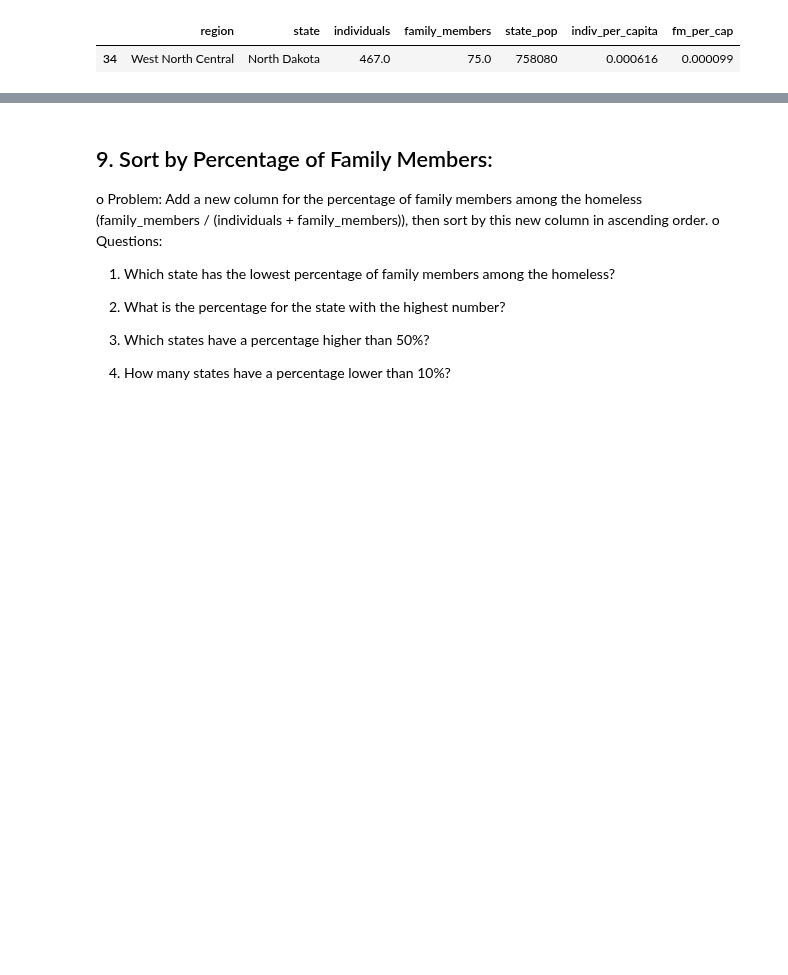
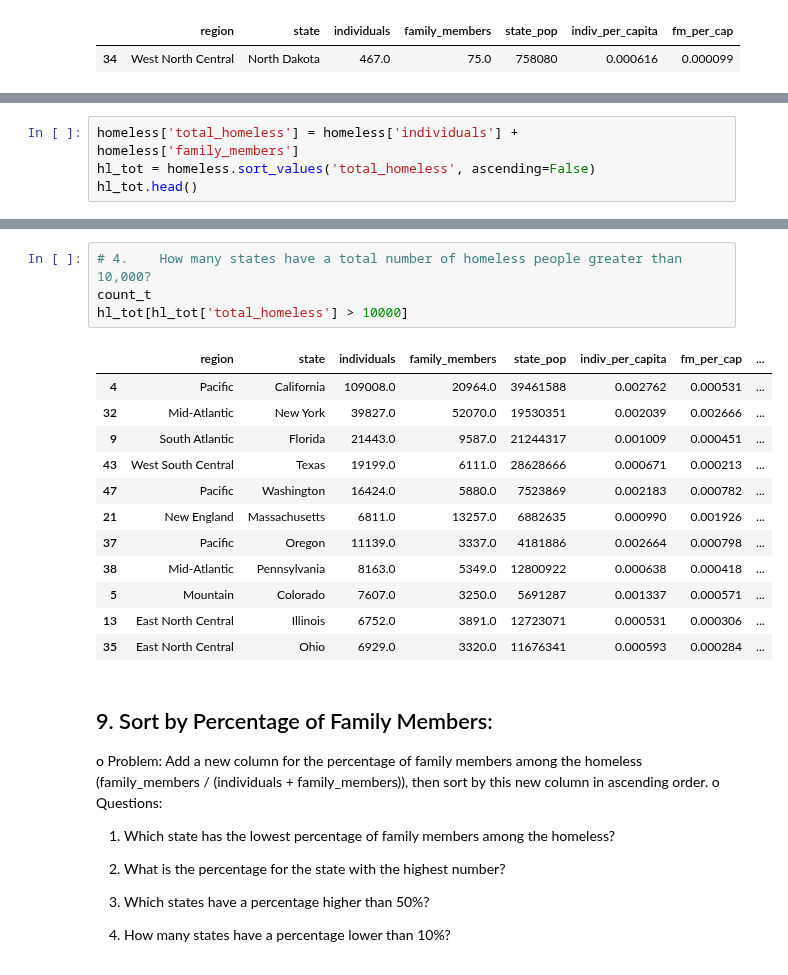
Before and after one commit to S827/python-programs, a Jupyter notebook: EDAPractice/DMWithPandas/CH1_TransformingDataframes/Homelessness_Exercise.ipynb, the cells around one changed output, grey strips where cells are left out. Drawn from its saved outputs; the diff is of its cells as text; blank space fills up the shorter version.

```diff
--- a/EDAPractice/DMWithPandas/CH1_TransformingDataframes/Homelessness_Exercise.ipynb
+++ b/EDAPractice/DMWithPandas/CH1_TransformingDataframes/Homelessness_Exercise.ipynb
@@ -534,3 +535,7 @@ o	Questions:
 3.	Which state has the lowest total number of homeless people?
 
 4.	How many states have a total number of homeless people greater than 10,000?
+# %%
+homeless['total_homeless'] = homeless['individuals'] + homeless['family_members']
+hl_tot = homeless.sort_values('total_homeless', ascending=False)
+hl_tot.head()
@@ -537,3 +570,20 @@ o	Questions:
+# %%
+# 4.	How many states have a total number of homeless people greater than 10,000?
+count_t
+hl_tot[hl_tot['total_homeless'] > 10000]
+# %% [output]
+|  | region | state | individuals | family_members | state_pop | indiv_per_capita | fm_per_cap | ... |
+| 4 | Pacific | California | 109008.0 | 20964.0 | 39461588 | 0.002762 | 0.000531 | ... |
+| 32 | Mid-Atlantic | New York | 39827.0 | 52070.0 | 19530351 | 0.002039 | 0.002666 | ... |
+| 9 | South Atlantic | Florida | 21443.0 | 9587.0 | 21244317 | 0.001009 | 0.000451 | ... |
+| 43 | West South Central | Texas | 19199.0 | 6111.0 | 28628666 | 0.000671 | 0.000213 | ... |
+| 47 | Pacific | Washington | 16424.0 | 5880.0 | 7523869 | 0.002183 | 0.000782 | ... |
+| 21 | New England | Massachusetts | 6811.0 | 13257.0 | 6882635 | 0.000990 | 0.001926 | ... |
+| 37 | Pacific | Oregon | 11139.0 | 3337.0 | 4181886 | 0.002664 | 0.000798 | ... |
+| 38 | Mid-Atlantic | Pennsylvania | 8163.0 | 5349.0 | 12800922 | 0.000638 | 0.000418 | ... |
+| 5 | Mountain | Colorado | 7607.0 | 3250.0 | 5691287 | 0.001337 | 0.000571 | ... |
+| 13 | East North Central | Illinois | 6752.0 | 3891.0 | 12723071 | 0.000531 | 0.000306 | ... |
+| 35 | East North Central | Ohio | 6929.0 | 3320.0 | 11676341 | 0.000593 | 0.000284 | ... |
 # %% [markdown]
 ## 9.	Sort by Percentage of Family Members:
 o	Problem: Add a new column for the percentage of family members among the homeless (family_members / (individuals + family_members)), then sort by this new column in ascending order.
```
Also changed, not shown: parts of 4 cells of this notebook.
